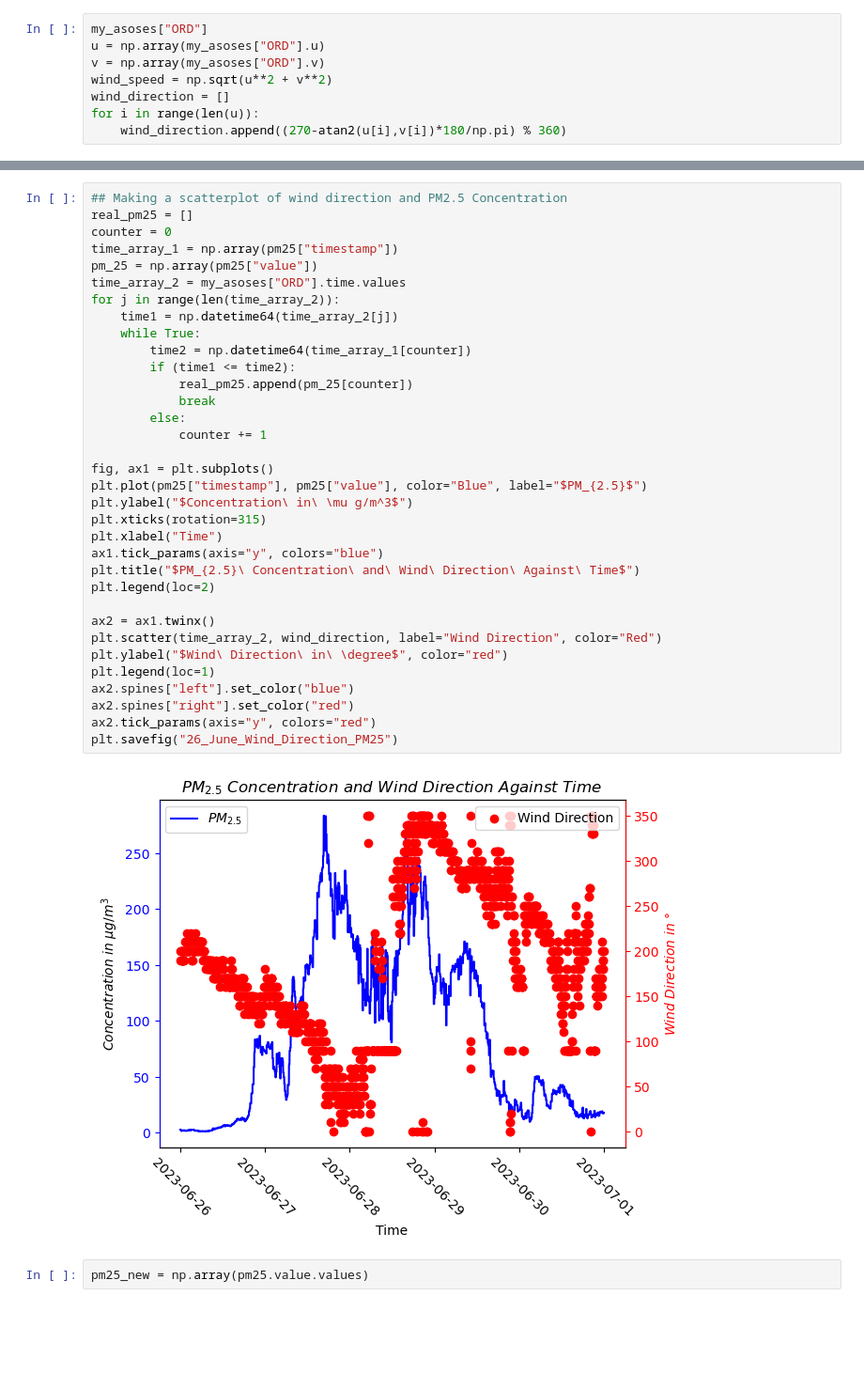
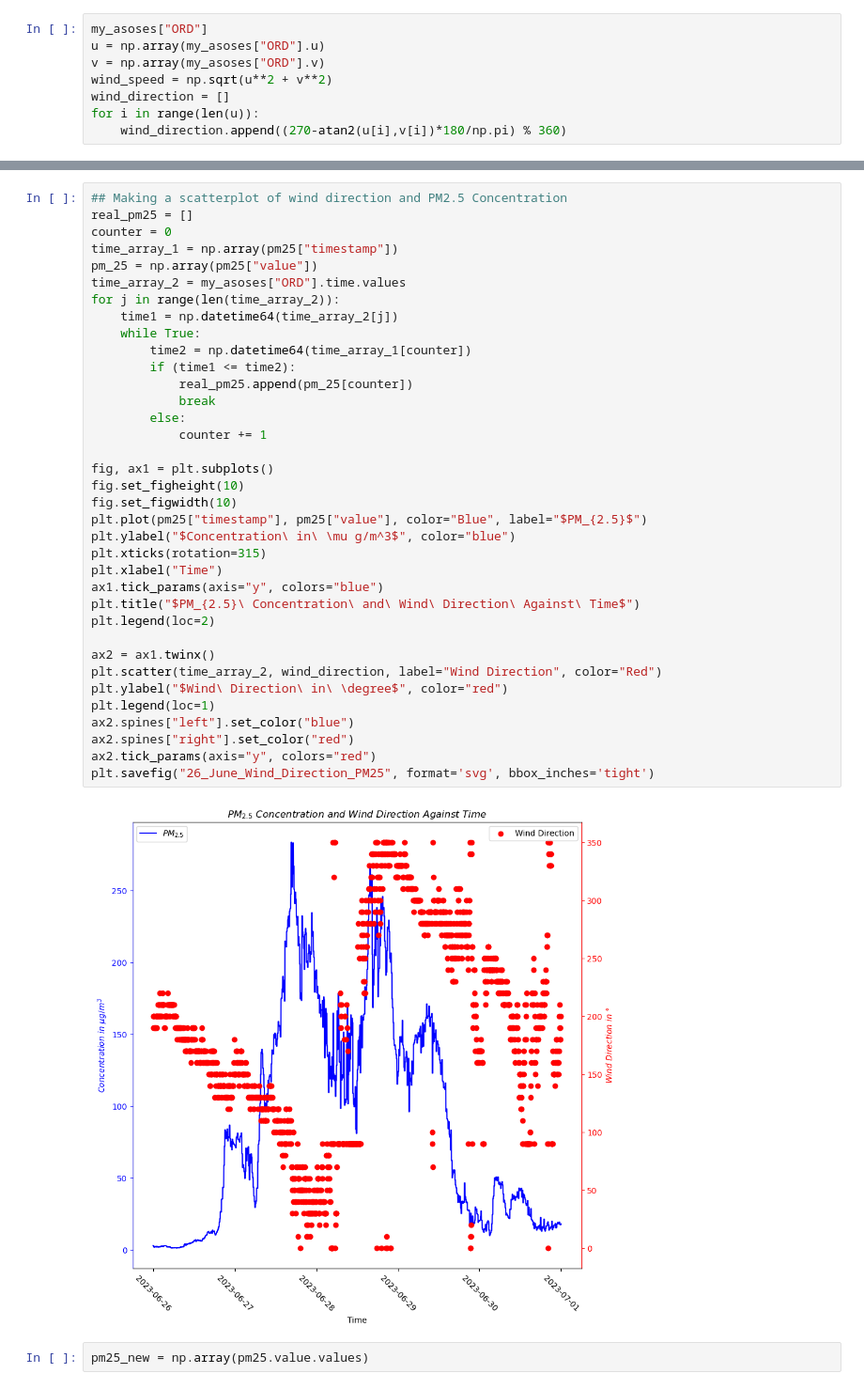
Before and after one commit to EVS-ATMOS/air-quality-sensors, a Jupyter notebook: notebooks/chicago_wildifre.ipynb, the cells around one changed output, grey strips where cells are left out. Shown at 94% size. Drawn from its saved outputs; the diff is of its cells as text; blank space fills up the shorter version.

```diff
--- a/notebooks/chicago_wildifre.ipynb
+++ b/notebooks/chicago_wildifre.ipynb
@@ -193,36 +211,38 @@ real_pm25 = []
 counter = 0
 time_array_1 = np.array(pm25["timestamp"])
 pm_25 = np.array(pm25["value"])
 time_array_2 = my_asoses["ORD"].time.values
 for j in range(len(time_array_2)):
     time1 = np.datetime64(time_array_2[j])
     while True:
         time2 = np.datetime64(time_array_1[counter])
         if (time1 <= time2):
             real_pm25.append(pm_25[counter])
             break
         else:
             counter += 1
 
 fig, ax1 = plt.subplots()
+fig.set_figheight(10)
+fig.set_figwidth(10)
 plt.plot(pm25["timestamp"], pm25["value"], color="Blue", label="$PM_{2.5}$")
-plt.ylabel("$Concentration\ in\ \mu g/m^3$")
+plt.ylabel("$Concentration\ in\ \mu g/m^3$", color="blue")
 plt.xticks(rotation=315)
 plt.xlabel("Time")
 ax1.tick_params(axis="y", colors="blue")
 plt.title("$PM_{2.5}\ Concentration\ and\ Wind\ Direction\ Against\ Time$")
 plt.legend(loc=2)
 
 ax2 = ax1.twinx()
 plt.scatter(time_array_2, wind_direction, label="Wind Direction", color="Red")
 plt.ylabel("$Wind\ Direction\ in\ \degree$", color="red")
 plt.legend(loc=1)
 ax2.spines["left"].set_color("blue")
 ax2.spines["right"].set_color("red")
 ax2.tick_params(axis="y", colors="red")
-plt.savefig("26_June_Wind_Direction_PM25")
+plt.savefig("26_June_Wind_Direction_PM25", format='svg', bbox_inches='tight')
 # %% [output]
-[figure, old version]
+[figure, new version]
 # %%
 pm25_new = np.array(pm25.value.values)
 # %%
```
Also changed, not shown: parts of 5 cells of this notebook, 1 other file.
